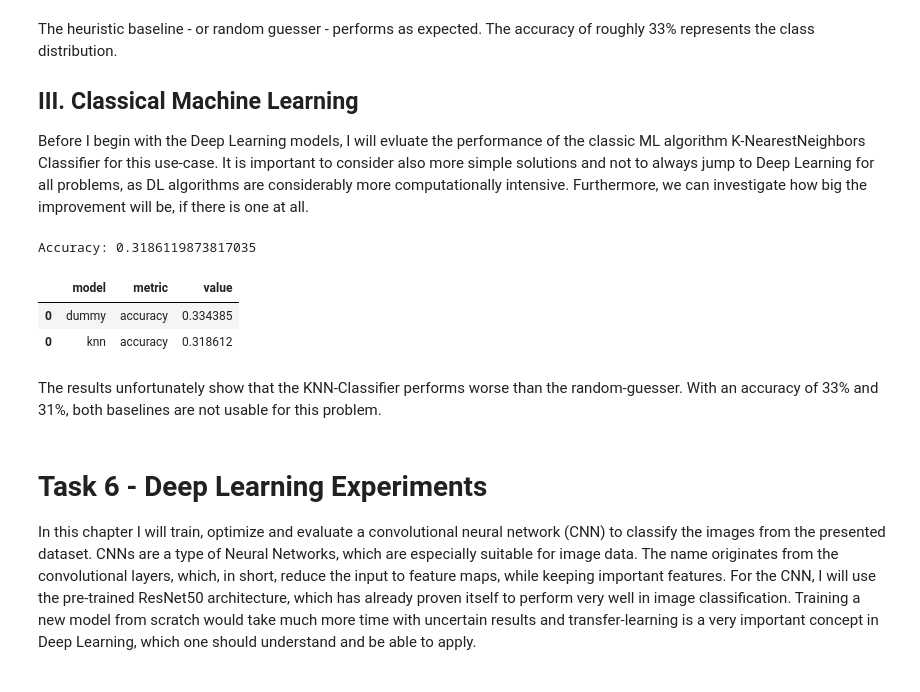
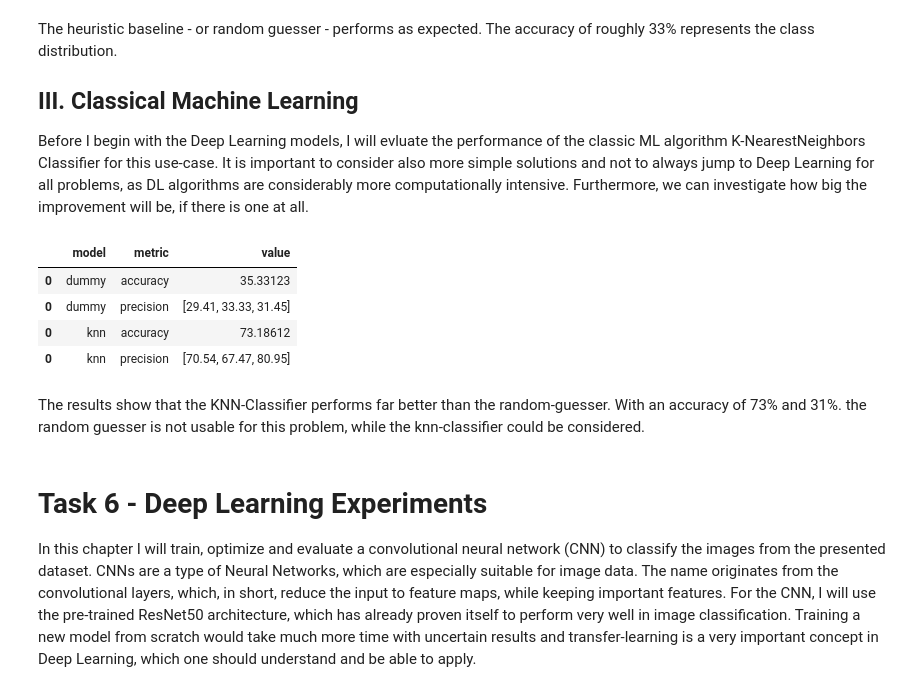
Before and after one commit to MOXHAN/MK-SuperCircuit-Classifier, a Jupyter notebook: portfolio.ipynb, the cells around one changed output. Drawn from its saved outputs; the diff is of its cells as text; code cells hidden in the pictures.

```diff
--- a/portfolio.ipynb
+++ b/portfolio.ipynb
@@ -191,6 +199,6 @@ dummy.fit(X_train, Y_train)
 DummyClassifier(strategy='uniform')
 # %%
 # test the model
-score = dummy.score(X_test, Y_test)
+acc_dummy = dummy.score(X_test, Y_test)*100
 print(f"Accuracy: {score}")
 # %% [output]
@@ -198,3 +206,8 @@ Accuracy: 0.334384858044164
+# %%
+y_pred = dummy.predict(X_test)
+
+precision_dummy = precision_score(Y_test,y_pred, average=None)*100
+precision_dummy = np.around(np.array(precision_dummy), 2)
 # %%
 def collectMetrics(df, model_name, metric_name, metric_value):
     # append the new metrics to the dataframe
@@ -208,7 +221,8 @@ def collectMetrics(df, model_name, metric_name, metric_value):
 # %%
 collected_metrics = pd.DataFrame(columns=["model", "metric", "value"])
 
-collected_metrics = collectMetrics(collected_metrics, "dummy", "accuracy", score)
+collected_metrics = collectMetrics(collected_metrics, "dummy", "accuracy", acc_dummy)
+collected_metrics = collectMetrics(collected_metrics, "dummy", "precision", precision_dummy)
 
 collected_metrics.head()
 # %% [output]
@@ -223,23 +238,29 @@ Before I begin with the Deep Learning models, I will evluate the performance of
 # %%
 # use default values for classifier
 knn = KNeighborsClassifier()
 
 # fit the model
 knn.fit(X_train, Y_train)
 
 # test the model
-knn_score = knn.score(X_test, Y_test)
-print(f"Accuracy: {knn_score}")
+acc_knn = knn.score(X_test, Y_test)*100
 
-collected_metrics = collectMetrics(collected_metrics, "knn", "accuracy", knn_score)
+y_pred = knn.predict(X_test)
+precision_knn = precision_score(Y_test,y_pred, average=None)*100
+precision_knn = np.around(np.array(precision_knn), 2)
+
+collected_metrics = collectMetrics(collected_metrics, "knn", "accuracy", acc_knn)
+collected_metrics = collectMetrics(collected_metrics, "knn", "precision", precision_knn)
+
 collected_metrics.head()
 # %% [output]
-Accuracy: 0.3186119873817035
 |  | model | metric | value |
-| 0 | dummy | accuracy | 0.334385 |
-| 0 | knn | accuracy | 0.318612 |
+| 0 | dummy | accuracy | 35.33123 |
+| 0 | dummy | precision | [29.41, 33.33, 31.45] |
+| 0 | knn | accuracy | 73.18612 |
+| 0 | knn | precision | [70.54, 67.47, 80.95] |
 # %% [markdown]
-The results unfortunately show that the KNN-Classifier performs worse than the random-guesser. With an accuracy of 33% and 31%, both baselines are not usable for this problem.
+The results show that the KNN-Classifier performs far better than the random-guesser. With an accuracy of 73% and 31%. the random guesser is not usable for this problem, while the knn-classifier could be considered.
 # %% [markdown]
 # **Task 6 - Deep Learning Experiments**
 
```
Also changed, not shown: parts of 35 cells of this notebook.
